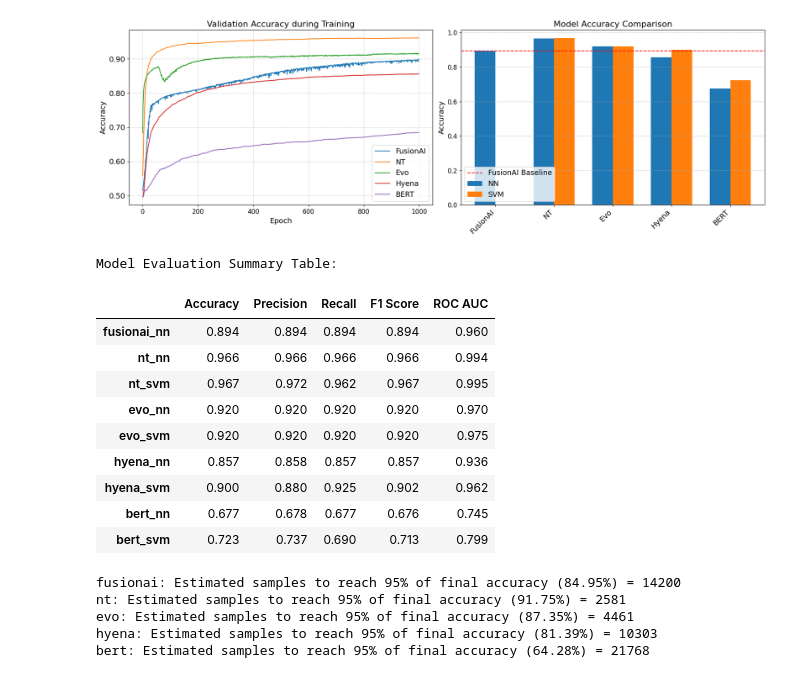
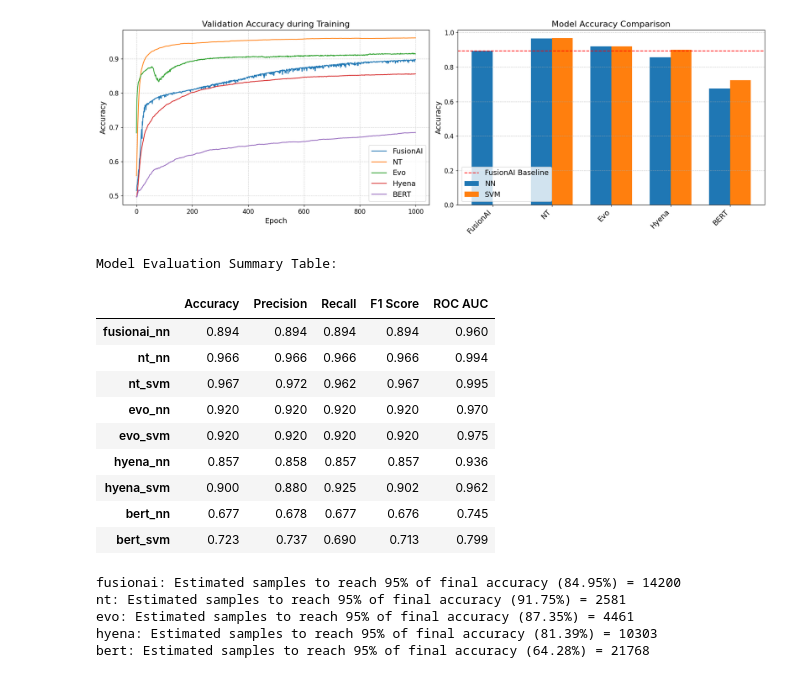
Before and after one commit to kbi-fbmi/articles--2026fusionEmbBenchmark, a Jupyter notebook: notebooks/compare_models.ipynb, the cells around one changed output. Cells and saved outputs as stored; diff of their text form; code cells hidden in the pictures.

```diff
--- a/notebooks/compare_models.ipynb
+++ b/notebooks/compare_models.ipynb
@@ -167,10 +163,9 @@ def plot_validation_accuracy(ax, histories_dict, model_names):
             ax.plot(history.history['val_accuracy'], label=f'{model_names[i]}')
     ax.set_title('Validation Accuracy during Training', fontsize=16)
     ax.set_xlabel('Epoch', fontsize=14)
+    ax.set_ylabel('Accuracy', fontsize=14)
     ax.tick_params(axis='both', which='major', labelsize=12)
     ax.tick_params(axis='both', which='minor', labelsize=10)
-    ax.set_ylabel('Accuracy', fontsize=14)
-    ax.set_yticklabels([f"{tick:.2f}" for tick in ax.get_yticks()], fontsize=14)
     ax.legend(fontsize=14)
     ax.grid(True, linestyle='--', alpha=0.6)
 
@@ -215,34 +210,34 @@ def plot_accuracy_bar(ax, evaluation_df, model_names, prefixes):
 # --- Main Execution ---
 
 # Define the order for displaying results
 ordered_index = [
     'fusionai_nn',
     'nt_nn','nt_svm',
     'evo_nn','evo_svm',
     'hyena_nn','hyena_svm',
     'bert_nn','bert_svm',
 
 ]
 
 fig, axes = plt.subplots(1, 2, figsize=(18, 6))
 
 # Subplot 1: Validation Accuracy
 plot_validation_accuracy(axes[0], histories, model_names)
 
 # Subplot 2: Grouped Bar Plot for Model Accuracy Comparison
 plot_accuracy_bar(axes[1], evaluation_df, model_names, prefixes)
 
 plt.tight_layout()
 plt.show()
 if save_images:
     fig.savefig('model_performance_comparison.svg', format='svg', bbox_inches='tight')
     fig.savefig('model_performance_comparison.png', dpi=300, bbox_inches='tight')
 
 # Display the evaluation summary table
 print("\nModel Evaluation Summary Table:")
 display(evaluation_df.loc[ordered_index, ['Accuracy', 'Precision', 'Recall', 'F1 Score', 'ROC AUC']].round(3))
 # %% [output]
-[figure, old version]
+[figure, new version]
 Model Evaluation Summary Table:
 |  | Accuracy | Precision | Recall | F1 Score | ROC AUC |
 | fusionai_nn | 0.894 | 0.894 | 0.894 | 0.894 | 0.960 |
```
Also changed, not shown: parts of 2 cells of this notebook, 4 other files.
